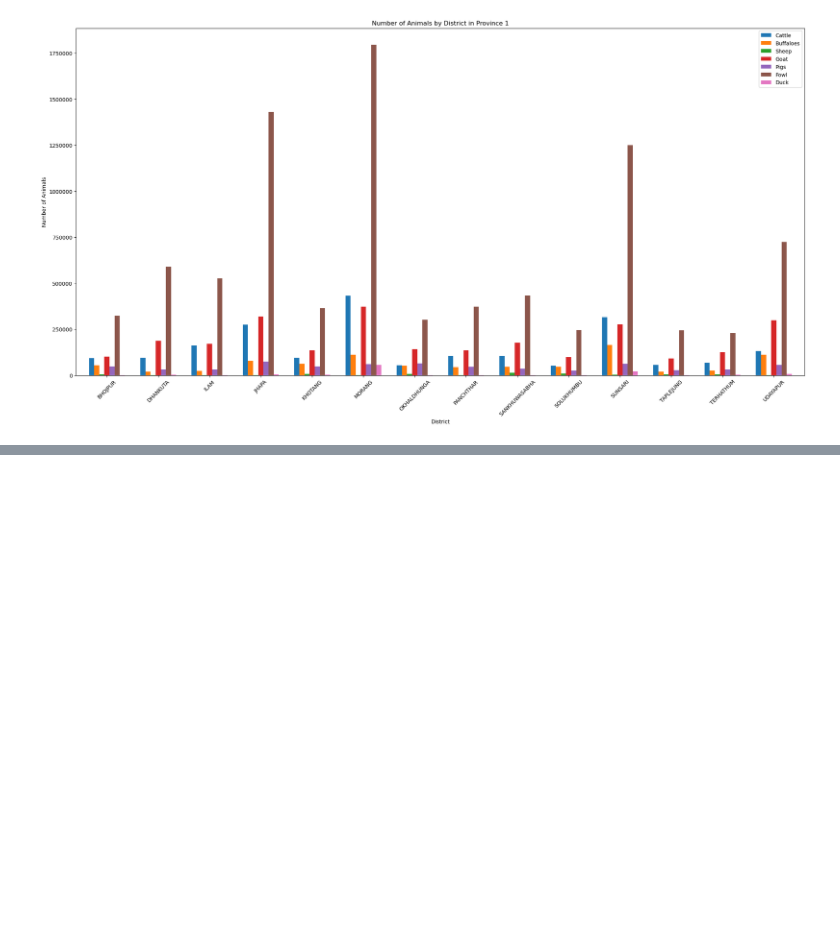
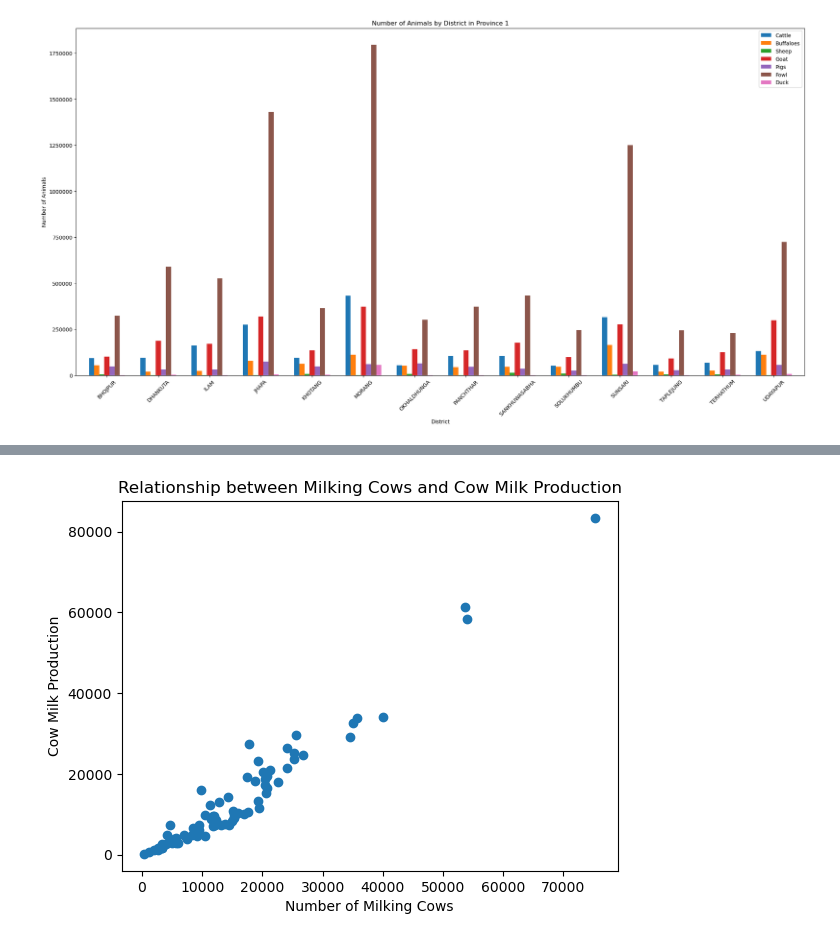
Before and after one commit to DataSaramsh/Livestock, a Jupyter notebook: Livestock data analysis.ipynb, the cells around one changed output, grey strips where cells are left out. Saved outputs shown, nothing was run; the diff lists cells and outputs as text; code cells hidden in the pictures; blank space fills up the shorter version.

```diff
--- a/Livestock data analysis.ipynb
+++ b/Livestock data analysis.ipynb
@@ -649,0 +694,9 @@ The average number of pigs per district is: 20634.25974025974
+# %%
+# creating a scatter plot to visualize the relationship between the number of milking cows and the amount of cow milk produced
+plt.scatter(milkAnimal['Milking Cows No.'], milkAnimal['Cow Milk'])
+plt.title('Relationship between Milking Cows and Cow Milk Production')
+plt.xlabel('Number of Milking Cows')
+plt.ylabel('Cow Milk Production')
+plt.show()
+# %% [output]
+[figure, added]
```
Also changed, not shown: parts of 86 cells of this notebook, 8 other files.
